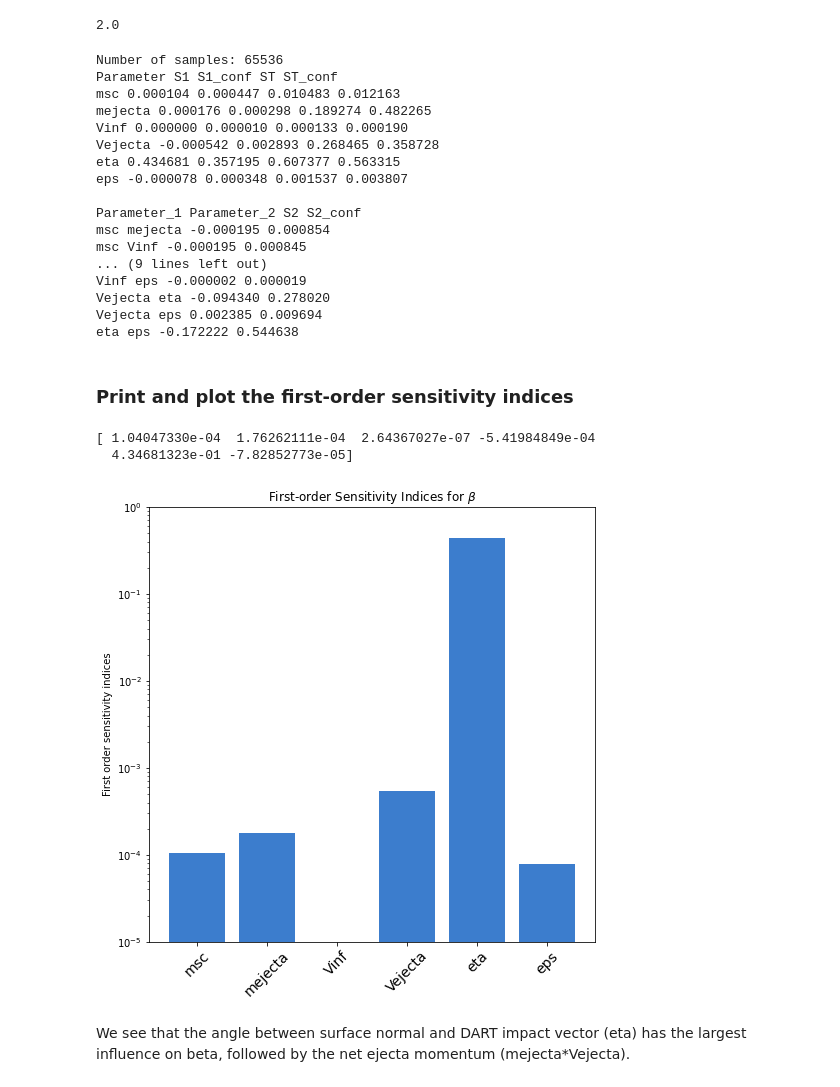
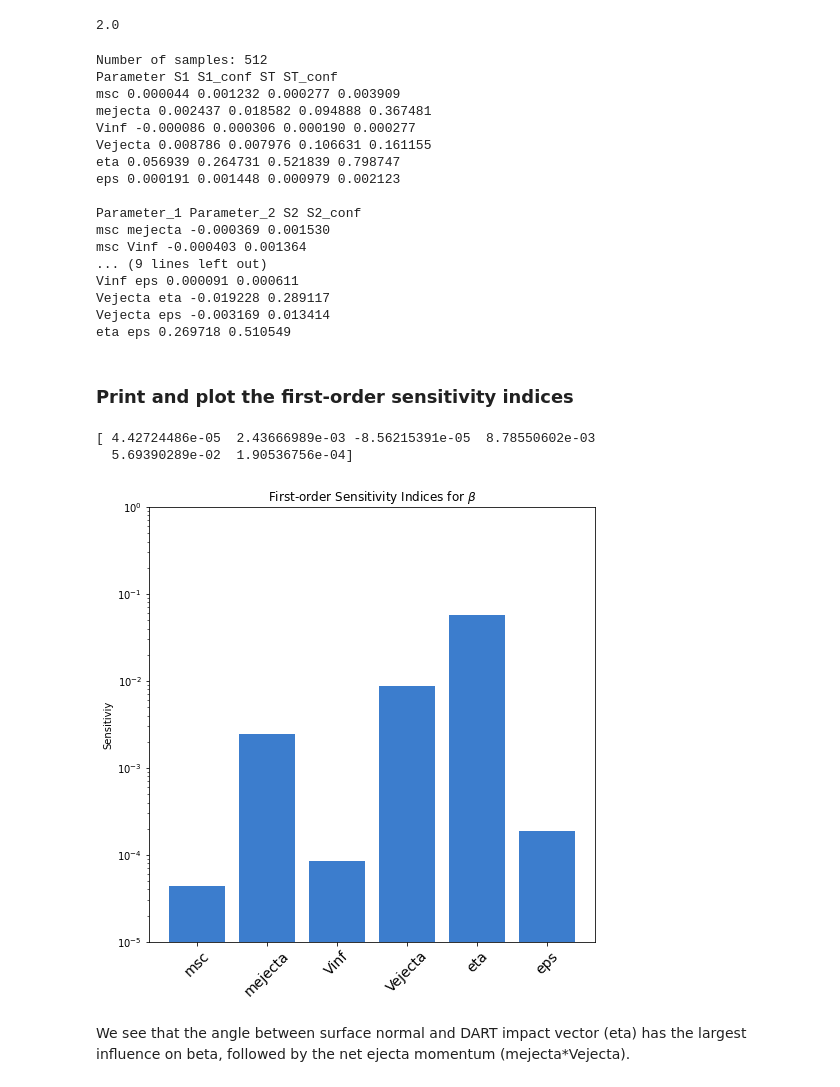
Before and after one commit to eggls6/sobol_sensitivity, a Jupyter notebook: beta_sobol.ipynb, the cells around one changed output. Cells and saved outputs as stored; diff of their text form; code cells hidden in the pictures.

```diff
--- a/beta_sobol.ipynb
+++ b/beta_sobol.ipynb
@@ -56,7 +53,7 @@ problem = {
                [-np.pi/4,np.pi/4]]
 }
 # Number of samples (must be power of 2)
-n_samples=2**16
+n_samples=2**9
 print('Number of samples:',n_samples)
 
 # Generate samples
@@ -68,50 +65,50 @@ Y = beta(param_values[:,0],param_values[:,1],param_values[:,2],param_values[:,3]
 # Perform analysis
 Si = sobol.analyze(problem, Y, print_to_console=True)
 # %% [output]
-Number of samples: 65536
+Number of samples: 512
 Parameter S1 S1_conf ST ST_conf
-msc 0.000104 0.000447 0.010483 0.012163
-mejecta 0.000176 0.000298 0.189274 0.482265
-Vinf 0.000000 0.000010 0.000133 0.000190
-Vejecta -0.000542 0.002893 0.268465 0.358728
-eta 0.434681 0.357195 0.607377 0.563315
-eps -0.000078 0.000348 0.001537 0.003807
+msc 0.000044 0.001232 0.000277 0.003909
+mejecta 0.002437 0.018582 0.094888 0.367481
+Vinf -0.000086 0.000306 0.000190 0.000277
+Vejecta 0.008786 0.007976 0.106631 0.161155
+eta 0.056939 0.264731 0.521839 0.798747
+eps 0.000191 0.001448 0.000979 0.002123
 
 Parameter_1 Parameter_2 S2 S2_conf
-msc mejecta -0.000195 0.000854
-msc Vinf -0.000195 0.000845
+msc mejecta -0.000369 0.001530
+msc Vinf -0.000403 0.001364
 ... (9 lines left out)
-Vinf eps -0.000002 0.000019
-Vejecta eta -0.094340 0.278020
-Vejecta eps 0.002385 0.009694
-eta eps -0.172222 0.544638
+Vinf eps 0.000091 0.000611
+Vejecta eta -0.019228 0.289117
+Vejecta eps -0.003169 0.013414
+eta eps 0.269718 0.510549
 # %% [markdown]
 ### Print and plot the first-order sensitivity indices
 # %%
 print(Si['S1'])
 # %% [output]
-[ 1.04047330e-04  1.76262111e-04  2.64367027e-07 -5.41984849e-04
-  4.34681323e-01 -7.82852773e-05]
+[ 4.42724486e-05  2.43666989e-03 -8.56215391e-05  8.78550602e-03
+  5.69390289e-02  1.90536756e-04]
 # %%
 plt.figure(figsize=(8, 8))
 dartblue='#3c7dcd'
 
 x = problem['names']
 sobol_indices = Si['S1']
 
 x_pos = [i for i, _ in enumerate(x)]
 
 plt.bar(x_pos, abs(sobol_indices), color=dartblue)
 
 plt.xticks(range(len(problem['names'])), problem['names'], fontsize=14, rotation=45)
-plt.ylabel("First order sensitivity indices")
+plt.ylabel("Sensitiviy")
 plt.yscale('log', nonpositive='clip')
 plt.ylim(1e-5,1)
 
 plt.title(r'First-order Sensitivity Indices for $\beta$')
 plt.show()
 # %% [output]
-[figure, old version]
+[figure, new version]
 # %% [markdown]
 We see that the angle between surface normal and DART impact vector (eta) has the largest influence on beta, followed by the net ejecta momentum (mejecta*Vejecta).
 # %% [markdown]
```
Also changed, not shown: parts of 12 cells of this notebook.
